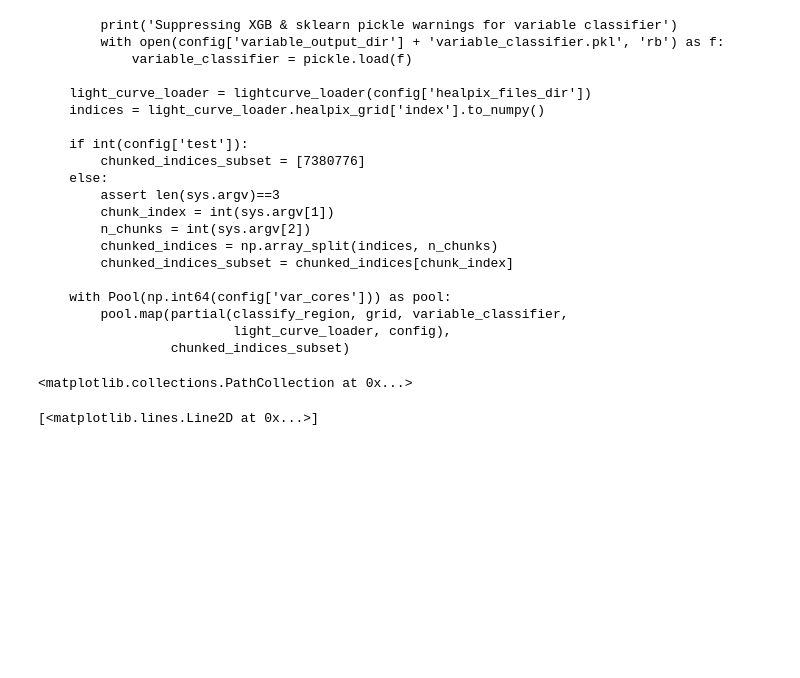
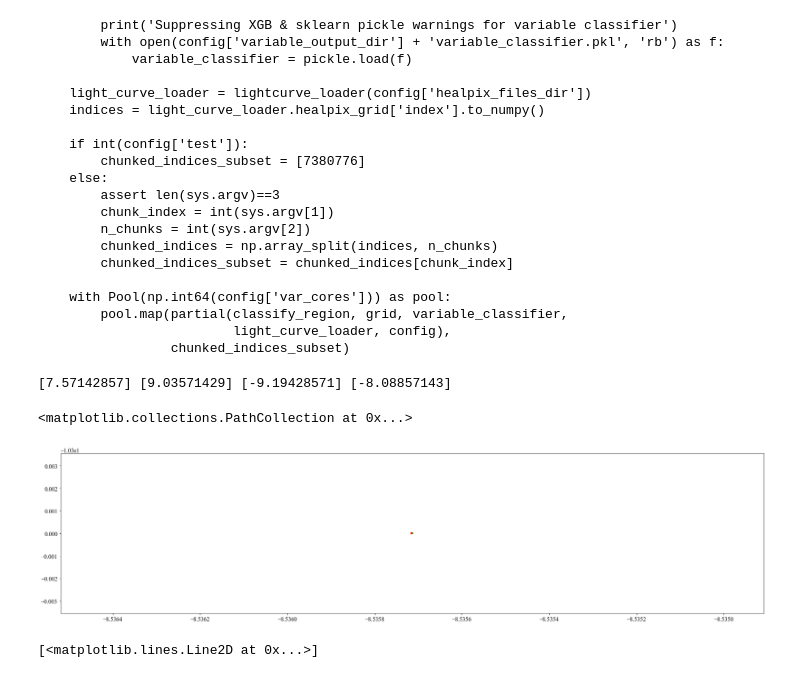
Before and after one commit to thomasmolnar/virac_classifier, a Jupyter notebook: test_notebooks/var_out.ipynb, the cells around one changed output. Saved outputs shown, nothing was run; the diff lists cells and outputs as text; code cells hidden in the pictures; blank space fills up the shorter version.

```diff
--- a/test_notebooks/var_out.ipynb
+++ b/test_notebooks/var_out.ipynb
@@ -950,18 +950,21 @@ ii=find_cells(ff,grid,config)
 # print(grid['l'].values[ii]-.5*grid['sizel'].values[ii],grid['l'].values[ii]+.5*grid['sizel'].values[ii],
 #       grid['b'].values[ii]-.5*grid['sizeb'].values[ii],grid['b'].values[ii]+.5*grid['sizeb'].values[ii])
 # %%
-ff = pd.DataFrame({'l':[349.],
-                   'b':[5.]})
+ff = pd.DataFrame({'l':[8.53571429],
+                   'b':[-9.19428571]})
 ii=find_cells(ff,grid,config)
 # [0]
-# print(grid['l'].values[ii]-.5*grid['sizel'].values[ii],grid['l'].values[ii]+.5*grid['sizel'].values[ii],
-#       grid['b'].values[ii]-.5*grid['sizeb'].values[ii],grid['b'].values[ii]+.5*grid['sizeb'].values[ii])
+print(grid['l'].values[ii]-.5*grid['sizel'].values[ii],grid['l'].values[ii]+.5*grid['sizel'].values[ii],
+      grid['b'].values[ii]-.5*grid['sizeb'].values[ii],grid['b'].values[ii]+.5*grid['sizeb'].values[ii])
+# %% [output]
+[7.57142857] [9.03571429] [-9.19428571] [-8.08857143]
 # %%
 plt.figure(figsize=[30.,7.])
-plt.plot(grid['l'].values[ii],grid['b'].values[ii],'k.',ms=10)
+# plt.plot(grid['l'].values[ii],grid['b'].values[ii],'k.',ms=10)
 plt.scatter(wrap(ff['l'].values), ff['b'].values, c=ii,cmap=plt.cm.prism,s=6)
 # %% [output]
 <matplotlib.collections.PathCollection at 0x...>
+[figure, added]
 # %%
 plt.plot(grid['l']+.5*grid['sizel'],grid['b']+.5*grid['sizeb'],'.')
 plt.plot(grid['l']+.5*grid['sizel'],grid['b']-.5*grid['sizeb'],'.')
```
Also changed, not shown: parts of 1 cell of this notebook, 7 other files.
